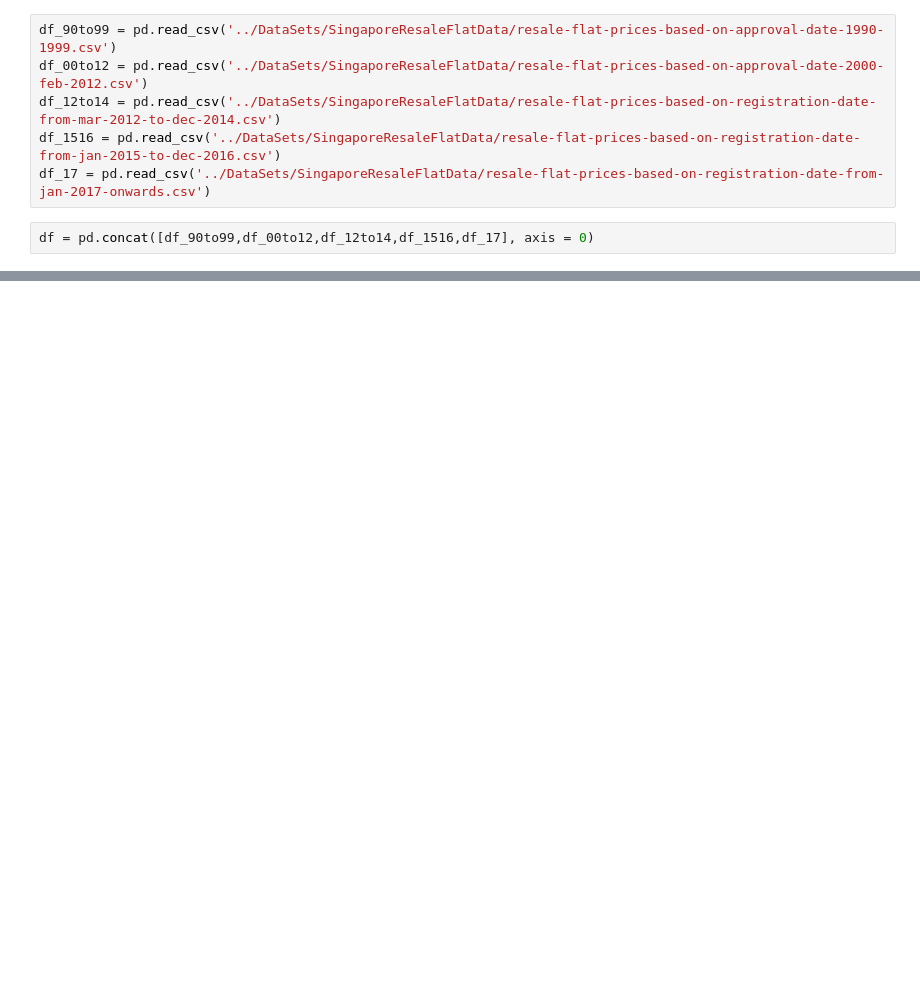
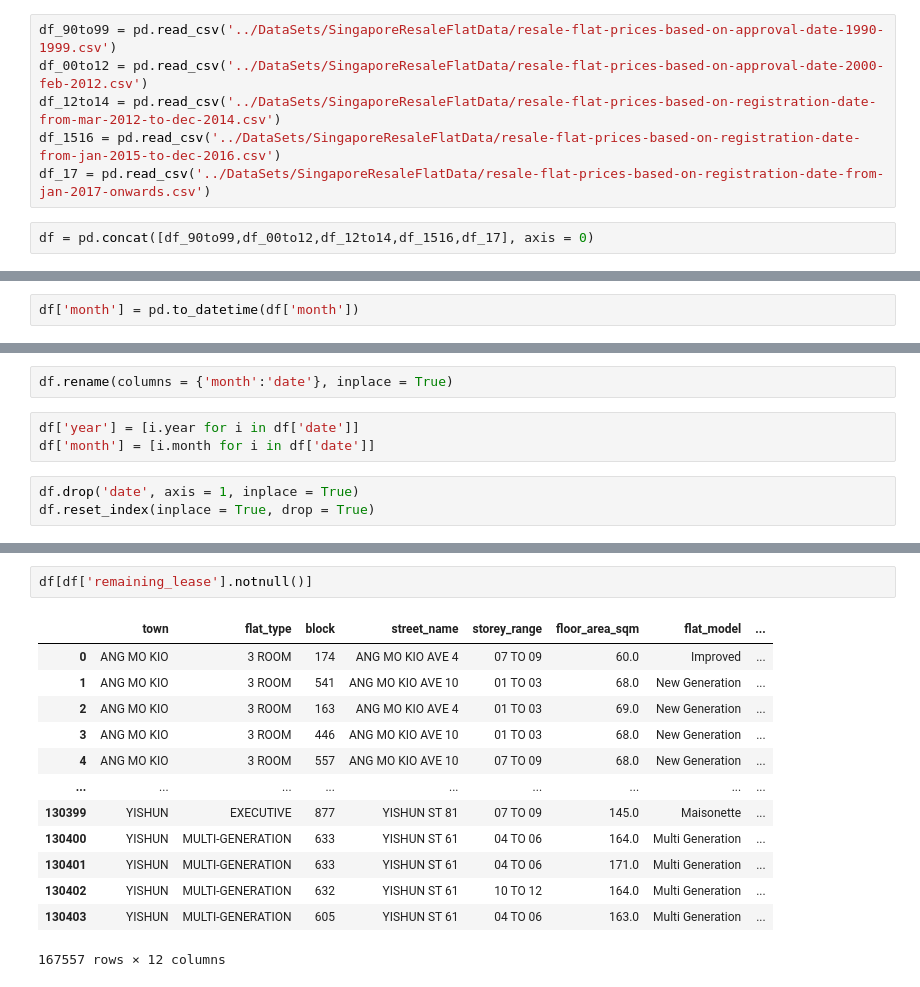
Before and after one commit to LucasLeow/DataScienceProjects, a Jupyter notebook: jupyterNotebooks/SingaporeResaleFlats.ipynb, the cells around one changed output, grey strips where cells are left out. Saved outputs shown, nothing was run; the diff lists cells and outputs as text; blank space fills up the shorter version.

Commit message:
SingaporeResaleFlat_cp1

```diff
--- a/jupyterNotebooks/SingaporeResaleFlats.ipynb
+++ b/jupyterNotebooks/SingaporeResaleFlats.ipynb
@@ -18,0 +47,2 @@ df = pd.concat([df_90to99,df_00to12,df_12to14,df_1516,df_17], axis = 0)
+# %%
+df['month'] = pd.to_datetime(df['month'])
@@ -18,0 +67,8 @@ df = pd.concat([df_90to99,df_00to12,df_12to14,df_1516,df_17], axis = 0)
+# %%
+df.rename(columns = {'month':'date'}, inplace = True)
+# %%
+df['year'] = [i.year for i in df['date']]
+df['month'] = [i.month for i in df['date']]
+# %%
+df.drop('date', axis = 1, inplace = True)
+df.reset_index(inplace = True, drop = True)
@@ -18,0 +84,16 @@ df = pd.concat([df_90to99,df_00to12,df_12to14,df_1516,df_17], axis = 0)
+# %%
+df[df['remaining_lease'].notnull()]
+# %% [output]
+|  | town | flat_type | block | street_name | storey_range | floor_area_sqm | flat_model | ... |
+| 0 | ANG MO KIO | 3 ROOM | 174 | ANG MO KIO AVE 4 | 07 TO 09 | 60.0 | Improved | ... |
+| 1 | ANG MO KIO | 3 ROOM | 541 | ANG MO KIO AVE 10 | 01 TO 03 | 68.0 | New Generation | ... |
+| 2 | ANG MO KIO | 3 ROOM | 163 | ANG MO KIO AVE 4 | 01 TO 03 | 69.0 | New Generation | ... |
+| 3 | ANG MO KIO | 3 ROOM | 446 | ANG MO KIO AVE 10 | 01 TO 03 | 68.0 | New Generation | ... |
+| 4 | ANG MO KIO | 3 ROOM | 557 | ANG MO KIO AVE 10 | 07 TO 09 | 68.0 | New Generation | ... |
+| ... | ... | ... | ... | ... | ... | ... | ... | ... |
+| 130399 | YISHUN | EXECUTIVE | 877 | YISHUN ST 81 | 07 TO 09 | 145.0 | Maisonette | ... |
+| 130400 | YISHUN | MULTI-GENERATION | 633 | YISHUN ST 61 | 04 TO 06 | 164.0 | Multi Generation | ... |
+| 130401 | YISHUN | MULTI-GENERATION | 633 | YISHUN ST 61 | 04 TO 06 | 171.0 | Multi Generation | ... |
+| 130402 | YISHUN | MULTI-GENERATION | 632 | YISHUN ST 61 | 10 TO 12 | 164.0 | Multi Generation | ... |
+| 130403 | YISHUN | MULTI-GENERATION | 605 | YISHUN ST 61 | 04 TO 06 | 163.0 | Multi Generation | ... |
+167557 rows × 12 columns
```
Also changed, not shown: parts of 15 cells of this notebook, 4 other files.
